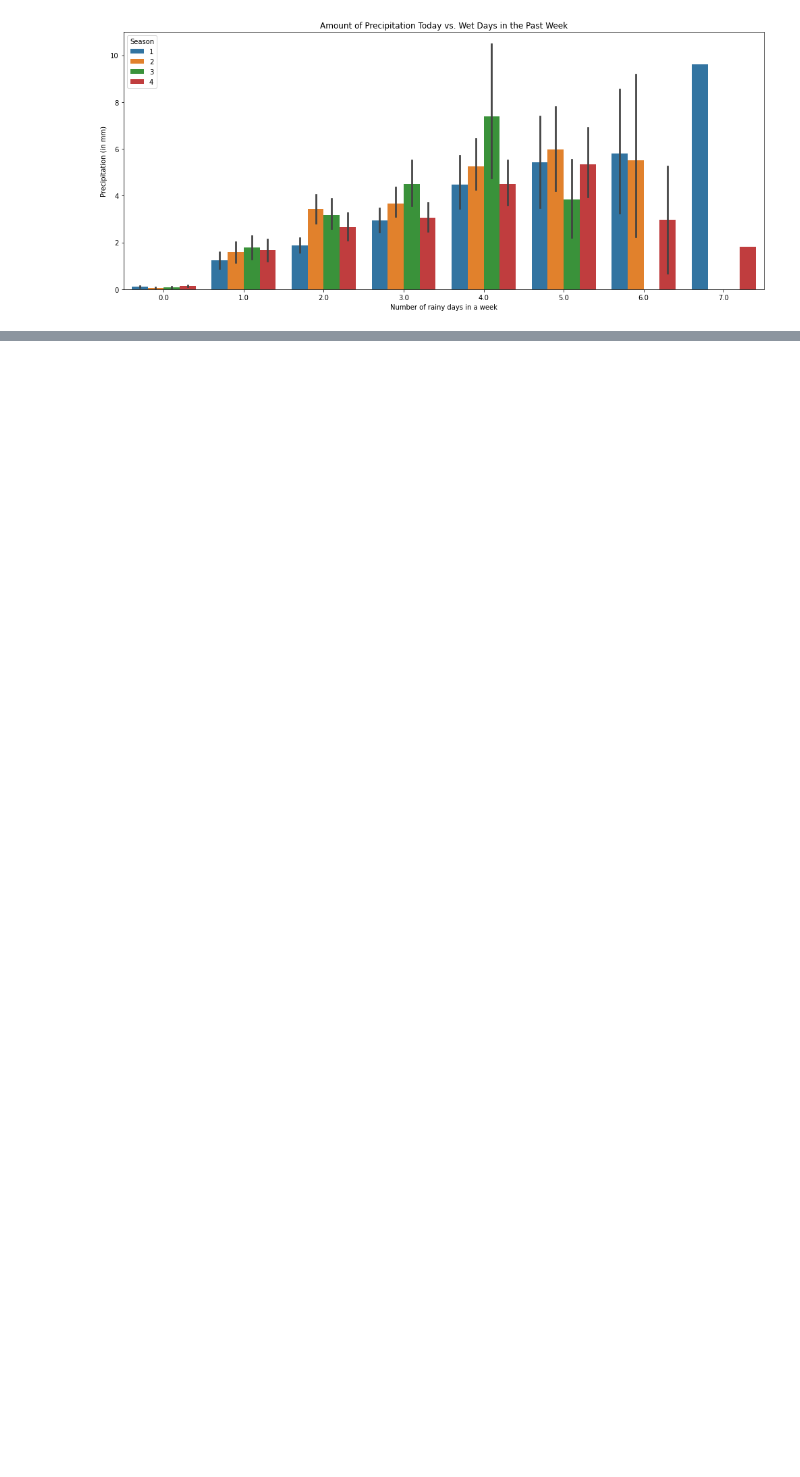
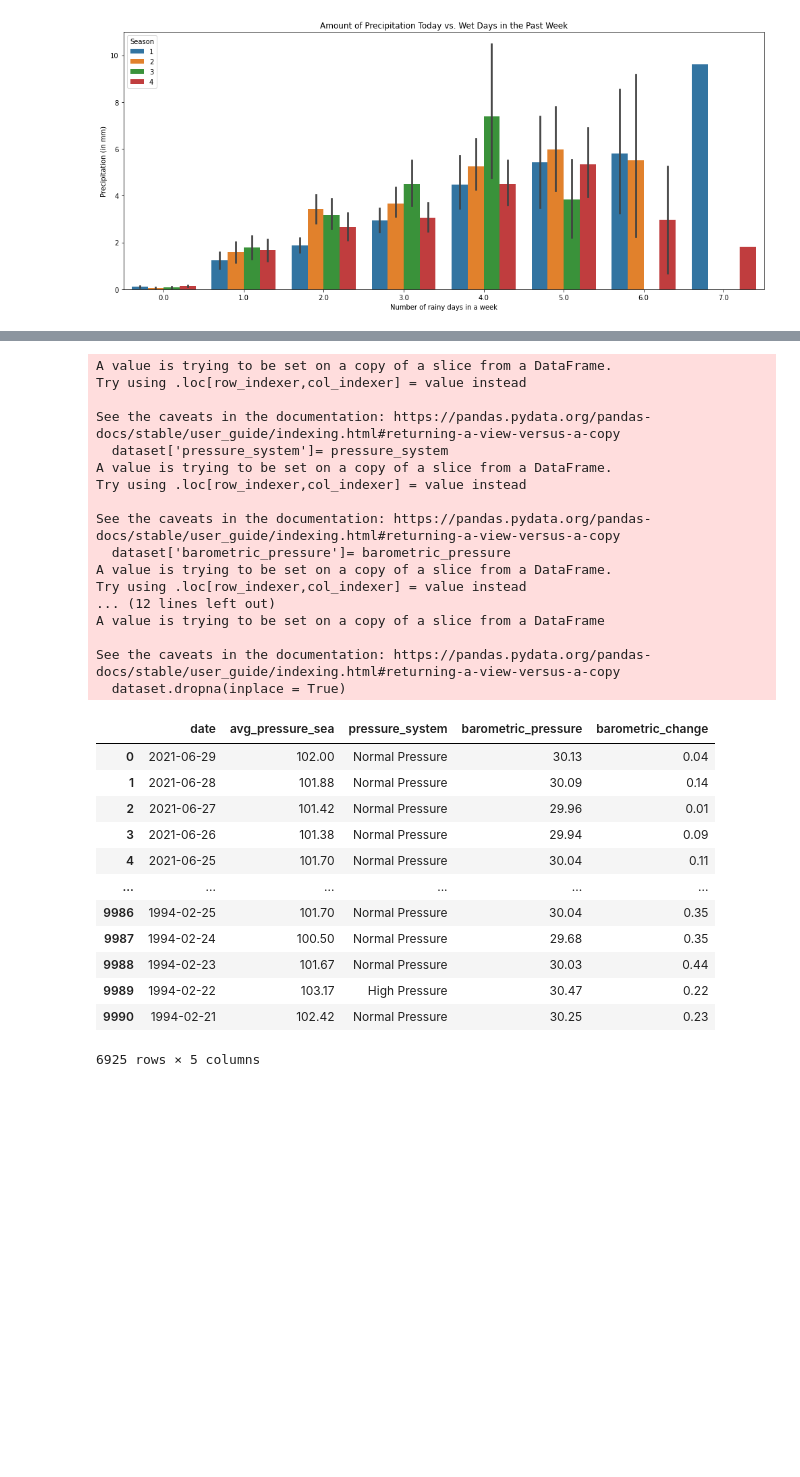
Before and after one commit to sampso29/Toronto-Rain-Prediction-, a Jupyter notebook: Final - Toronto Rain Prediction (Updated Notebook - Project Recommendations).ipynb, the cells around one changed output, grey strips where cells are left out. Saved outputs shown, nothing was run; the diff lists cells and outputs as text; code cells hidden in the pictures; blank space fills up the shorter version.

```diff
--- a/Final - Toronto Rain Prediction (Updated Notebook - Project Recommendations).ipynb
+++ b/Final - Toronto Rain Prediction (Updated Notebook - Project Recommendations).ipynb
@@ -1075,3 +1098,75 @@ plt.show()
+# %%
+def define_pressure_systems(dataset):
+    '''
+    Get the station pressure categorizes wether a high pressure system or low pressure system is present.
+
+    What is high pressure?
+        * high pressure >= 103 kPa
+        * low pressure <= 100 kPa
+        * normal pressure  100 < x < 103
+
+    Pressure system source:
+    https://www.eoas.ubc.ca/courses/atsc113/sailing/met_concepts/11-met-marine-weather/11c-forecasting/
+
+    Changes in pressure associated with changes in weather (source):
+    https://sciencing.com/high-low-reading-barometric-pressure-5814364.html
+    '''
+    pressure_system = []
+    barometric_pressure = []
+    # iterate through each row to barometric pressure readings and the current pressure system
+    for row in dataset['avg_pressure_sea']:
+        baro_pressure = convert_kPa_to_inHg(row)
+        if row >= 103:
+            pressure_system.append('High Pressure')
+        elif row <= 100:
+            pressure_system.append('Low Pressure')
+        else:
+            pressure_system.append('Normal Pressure')
+        barometric_pressure.append(baro_pressure)
+    #add new barometric pressure calculation and pressure system indicator into the table
+    dataset['pressure_system']= pressure_system
+    dataset['barometric_pressure']= barometric_pressure
+    #calculate the change in pressure from yesterday to today
+    dataset['baro_yesterday'] = dataset['barometric_pressure'].shift(-1)
+    dataset['barometric_change']= np.abs(dataset['barometric_pressure'] - dataset['baro_yesterday'])
+    #drop missing values and extra columns
+    dataset.drop(columns=['baro_yesterday'], inplace = True)
+    dataset.dropna(inplace = True)
+    return dataset
+# %%
+sea_pressure_df = data_reduced[['date','avg_pressure_sea']]
+define_pressure_systems(sea_pressure_df)
+# %% [output]
+A value is trying to be set on a copy of a slice from a DataFrame.
+Try using .loc[row_indexer,col_indexer] = value instead
+
+See the caveats in the documentation: https://pandas.pydata.org/pandas-docs/stable/user_guide/indexing.html#returning-a-view-versus-a-copy
+  dataset['pressure_system']= pressure_system
+A value is trying to be set on a copy of a slice from a DataFrame.
+Try using .loc[row_indexer,col_indexer] = value instead
+
+See the caveats in the documentation: https://pandas.pydata.org/pandas-docs/stable/user_guide/indexing.html#returning-a-view-versus-a-copy
+  dataset['barometric_pressure']= barometric_pressure
+A value is trying to be set on a copy of a slice from a DataFrame.
+Try using .loc[row_indexer,col_indexer] = value instead
+... (12 lines left out)
+A value is trying to be set on a copy of a slice from a DataFrame
+
+See the caveats in the documentation: https://pandas.pydata.org/pandas-docs/stable/user_guide/indexing.html#returning-a-view-versus-a-copy
+  dataset.dropna(inplace = True)
+|  | date | avg_pressure_sea | pressure_system | barometric_pressure | barometric_change |
+| 0 | 2021-06-29 | 102.00 | Normal Pressure | 30.13 | 0.04 |
+| 1 | 2021-06-28 | 101.88 | Normal Pressure | 30.09 | 0.14 |
+| 2 | 2021-06-27 | 101.42 | Normal Pressure | 29.96 | 0.01 |
+| 3 | 2021-06-26 | 101.38 | Normal Pressure | 29.94 | 0.09 |
+| 4 | 2021-06-25 | 101.70 | Normal Pressure | 30.04 | 0.11 |
+| ... | ... | ... | ... | ... | ... |
+| 9986 | 1994-02-25 | 101.70 | Normal Pressure | 30.04 | 0.35 |
+| 9987 | 1994-02-24 | 100.50 | Normal Pressure | 29.68 | 0.35 |
+| 9988 | 1994-02-23 | 101.67 | Normal Pressure | 30.03 | 0.44 |
+| 9989 | 1994-02-22 | 103.17 | High Pressure | 30.47 | 0.22 |
+| 9990 | 1994-02-21 | 102.42 | Normal Pressure | 30.25 | 0.23 |
+6925 rows × 5 columns
 # %% [markdown]
 <br></br>
 <br></br>
```
Also changed, not shown: parts of 4 cells of this notebook.
